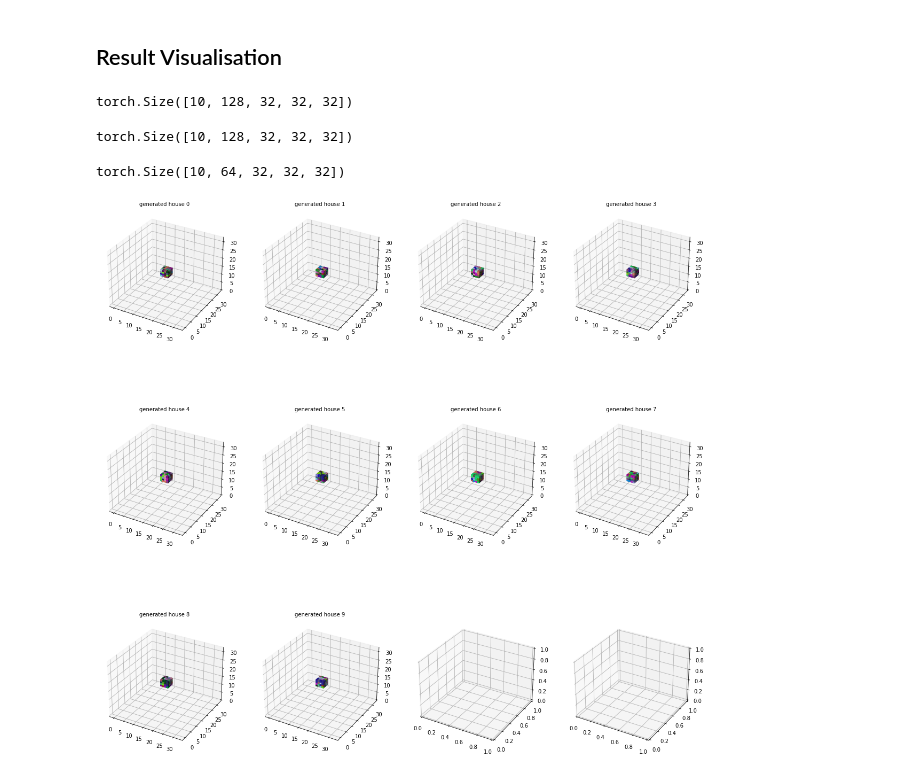
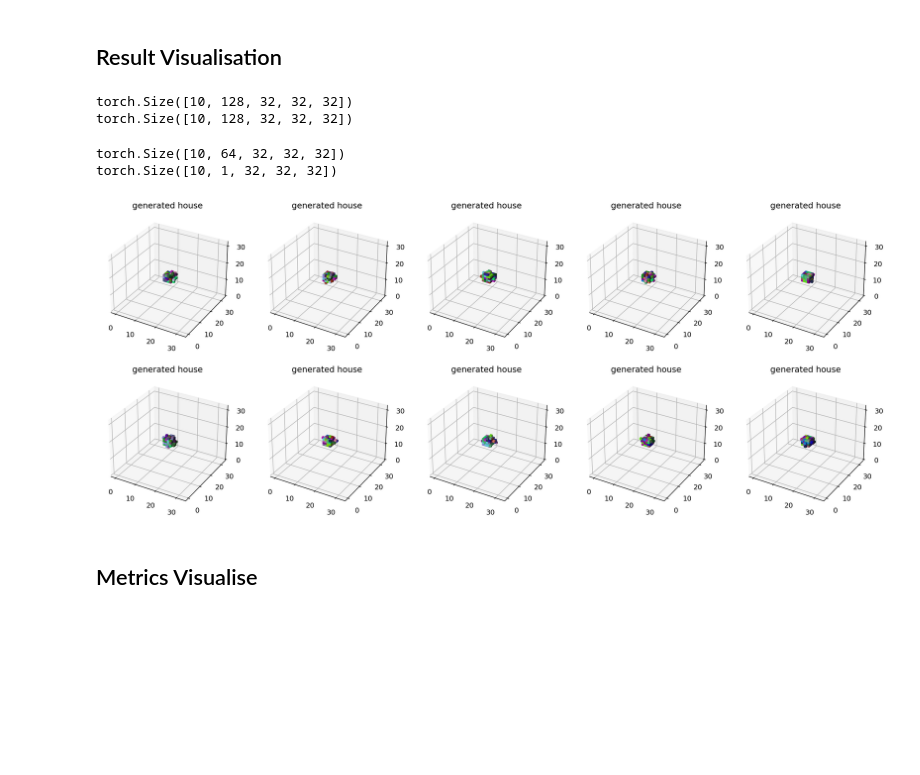
Before and after one commit to chaosarium/3D-GANCA, a Jupyter notebook: GANCA train.ipynb, the cells around one changed output. Cells and saved outputs as stored; diff of their text form; code cells hidden in the pictures; blank space fills up the shorter version.

```diff
--- a/GANCA train.ipynb
+++ b/GANCA train.ipynb
@@ -69,7 +69,10 @@ The tensorboard extension is already loaded. To reload it, use:
   %reload_ext tensorboard
 # %%
 embedding, mcid2block, block2embeddingidx, embeddingidx2block, block2mcid = utils.get_embedding_info(BLOCK2VEC_OUT_PATH)
-air_embedding = embedding(torch.tensor(block2embeddingidx['minecraft:air']))
+
+converter = utils.DataConverter(embedding, mcid2block, block2embeddingidx, embeddingidx2block, block2mcid)
+
+air_embedding = embedding(torch.tensor(converter.block2embeddingidx['minecraft:air']))
 air_embedding
 # %% [output]
 tensor([0., 0., 0., 0., 0., 0., 0., 0., 0., 0., 0., 0., 0., 0., 0., 0., 0., 0., 0., 0., 0., 0., 0., 0.,
@@ -641,5 +672,6 @@ class GANCA_WGANGP(pl.LightningModule):
 # %%
 model = GANCA_WGANGP(
+    alpha_living_threshold = -3,
     lr = 0.0001,
     beta1 = 0,
     beta2 = 0.9,
@@ -651,6 +683,7 @@ model = GANCA_WGANGP(
     num_hidden_channels = 63,
     update_net_channel_dims = [32, 32],
     embedding = embedding,
+    converter = converter,
     step_range = [32, 36],
 )
 # %%
@@ -663,6 +696,6 @@ loaded 1977 houses
 Turning MC id into embedding idx. This could take up to a minute.
 Done with that.
 # %%
-logger = pl.loggers.TensorBoardLogger(save_dir='../tf-logs', name='GANCA', default_hp_metric=False)
-trainer = Trainer(gpus=1, max_epochs=8, fast_dev_run=False, log_every_n_steps=1, logger=logger, profiler=None, precision=16)
+logger = pl.loggers.TensorBoardLogger(save_dir='lightning_logs', name='GANCA', default_hp_metric=False)
+trainer = Trainer(gpus=0, max_epochs=8, fast_dev_run=False, log_every_n_steps=1, logger=logger, profiler=None, precision=16)
 # %% [output]
@@ -688,19 +722,22 @@ LOCAL_RANK: 0 - CUDA_VISIBLE_DEVICES: [0]
 ## Result Visualisation
 # %%
 seed_state = model.make_seed_states(10)
-seed_state.shape
+print(seed_state.shape)
+result_state = model.generator.forward(seed_state, steps=10)
+print(result_state.shape)
 # %% [output]
 torch.Size([10, 128, 32, 32, 32])
+torch.Size([10, 128, 32, 32, 32])
-# %%
-result_state = model.generator.forward(seed_state, steps=10)
-result_state.shape
-# %% [output]
-torch.Size([10, 128, 32, 32, 32])
 # %%
 # extract embedding parts
 num_embedding_channels = 64
 
 fake_houses = result_state[:, 1:num_embedding_channels+1, :, :, :]
-fake_houses.shape
+print(fake_houses.shape)
+
+# extract aliveness
+alpha_channel_only = result_state[:,0:1,:,:,:]
+print(alpha_channel_only.shape)
 # %% [output]
 torch.Size([10, 64, 32, 32, 32])
+torch.Size([10, 1, 32, 32, 32])
@@ -731,4 +744,12 @@ def state_to_graph(world_states, embedding_tensor):
-# %%
-fig = state_to_graph(fake_houses.detach(), embedding.weight)
-# %% [output]
-[figure, removed]
+# %%
+fig = visualise_helper.states_to_graphs(fake_houses.detach(), embedding.weight, n_cols = 5, n_rows = 2, converter_class = converter, size_multiplier=4)
+
+img = visualise_helper.fig2rgb_array(fig)
+img = rearrange(img, 'x y c -> c x y')
+img.shape
+
+logger.experiment.add_image("test generated imgs", img, 3)
+# %% [output]
+[figure, added]
+# %% [markdown]
+## Metrics Visualise
```
Also changed, not shown: parts of 8 cells of this notebook, 2 other files.
